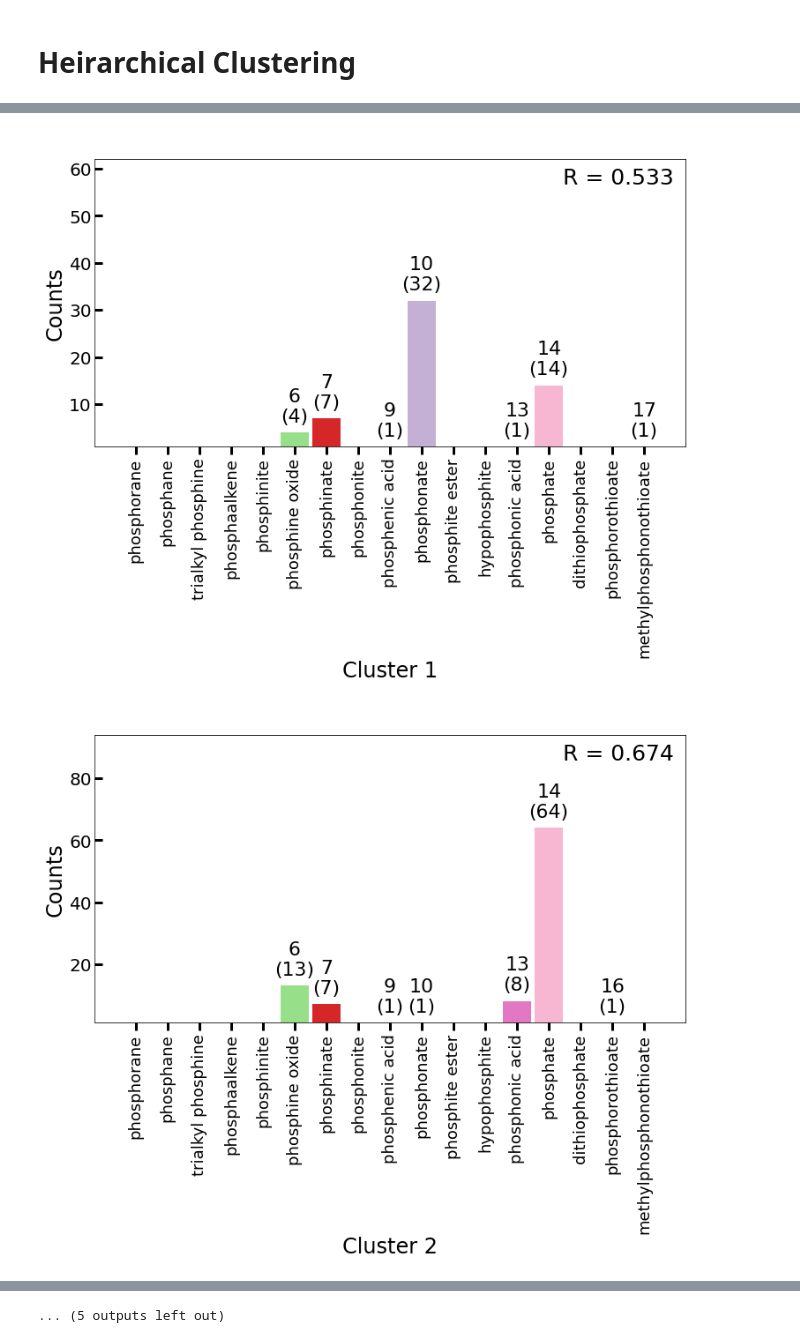
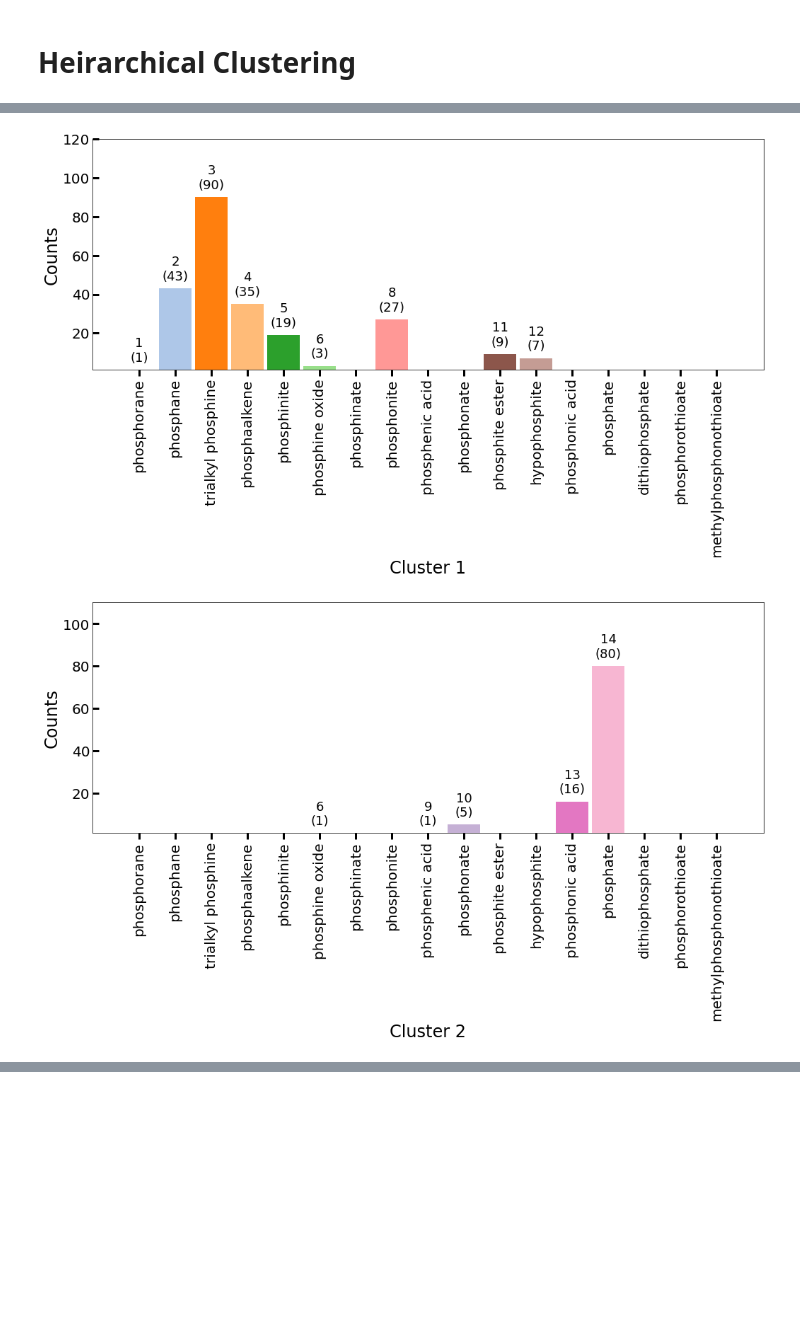
Before and after one commit to Seidler-Lab/Phosphorus-ML-Project, a Jupyter notebook: Data_Analysis_Sam.ipynb, the cells around one changed output, grey strips where cells are left out. Cells and saved outputs as stored; diff of their text form; code cells hidden in the pictures; blank space fills up the shorter version.

```diff
--- a/Data_Analysis_Sam.ipynb
+++ b/Data_Analysis_Sam.ipynb
@@ -219,26 +193,28 @@ def stack_plot(Spectrums, Labels, title=None,
 
 
 ####################### spectrum 1
+cid = checkcids[0]
 x = to_energy(df1['2theta'].values)
 y = df1['I'].values
 y = y - np.min(y)
 y = y/np.max(y)
 emin, emax = 350, 800
-x2 = XESenergy[emin:emax]
-i = np.where(CIDS==mycids[0])[0][0]
-y2 = XES[i][emin:emax]
+x2 = XES_energies[emin:emax]
+c = compoundmap[cid]
+y2 = c['XES_Normalized'][emin:emax]
 e_shift = x2[np.argmax(y2)] - x[np.argmax(y)]
 stack_plot([[x, y],[x2-e_shift, y2]], ['Yasuda, 1984', 'NWChem'], title="$Ph_3P$")
 
 ####################### spectrum 2
+cid = checkcids[2]
 x = to_energy(df3['2theta'].values)
 y = df3['I'].values
 y = y - np.min(y)
 y = y/np.max(y)
 emin, emax = 410, 750
-x2 = XESenergy[emin:emax]
-i = np.where(CIDS==mycids[2])[0][0]
-y2 = XES[i][emin:emax]
+x2 = XES_energies[emin:emax]
+c = compoundmap[cid]
+y2 = c['XES_Normalized'][emin:emax]
 stack_plot([[x, y],[x2-e_shift, y2]], ['Yasuda, 1984', 'NWChem'], title="$PhO_3PO$", verbose=True)
 # %% [output]
 [figure]
@@ -285,6 +246,10 @@ Rainbow_spaghetti_plot_types_stack(plt.subplots(figsize=(8,15)),
 # ML Reduced Space: PCA and t-SNE
 # %%
 warnings.filterwarnings("ignore")
+
+XES = np.array([c['XES_Normalized'] for c in X_data_classed])
+XANES = np.array([c['XANES_Normalized'] for c in X_data_classed])
+
 # pca
 pca1 = PCA(n_components=2)
 XES_PCA = pca1.fit_transform(XES)
@@ -416,13 +293,13 @@ linecursor.connect("add", highlight_dot)
 # %% [markdown]
 # Heirarchical Clustering
 # %%
-Z = linkage(XES, method='ward')
-# Z = linkage(XANES, method='weighted', metric='cosine')
+Z = linkage(XANES, method='ward')
+# Z = linkage(XES, method='weighted', metric='cosine')
 # %%
 cmap = plt.cm.viridis(np.linspace(0, 1, 4))
 hierarchy.set_link_color_palette([to_hex(rgb) for rgb in cmap])
 # %%
-p = 17
+p = 3
 R = dendrogram(Z, truncate_mode='lastp', p=p, no_plot=True)
 labels = np.arange(1,p + 1)
 temp = {R["leaves"][ii]:(labels[ii], R["ivl"][ii]) for ii in range(len(R["leaves"]))}
@@ -452,12 +329,13 @@ cluster_labels = fcluster(Z, p, criterion='maxclust')
 # %%
 for i in range(1,p + 1):
     bool_arr = cluster_labels == i
+    compoundclasses = [c['Class'] for c in X_data_classed]
     categorizer = list(compress(compoundclasses, bool_arr))
 
-    classnames = list(TYPECODES.keys())[:-1]
+    classnames = list(CLASSCODES.keys())[:-1]
     bins = [np.sum(np.array(categorizer)==classname) for classname in classnames]
 
-    hist(bins, [c.replace('_', ' ') for c in classnames], label=f'Cluster {i}', verbose=True, correlation=True)
+    hist(bins, [c.replace('_', ' ') for c in classnames], xlabel=f'Cluster {i}', verbose=True)
 # %% [output]
-[figure, old version]
+[figure, new version]
-[figure, old version]
+[figure, new version]
@@ -474 +342,0 @@ for i in range(1,p + 1):
-... (5 outputs left out)
```
Also changed, not shown: parts of 33 cells of this notebook, 3 other files.
